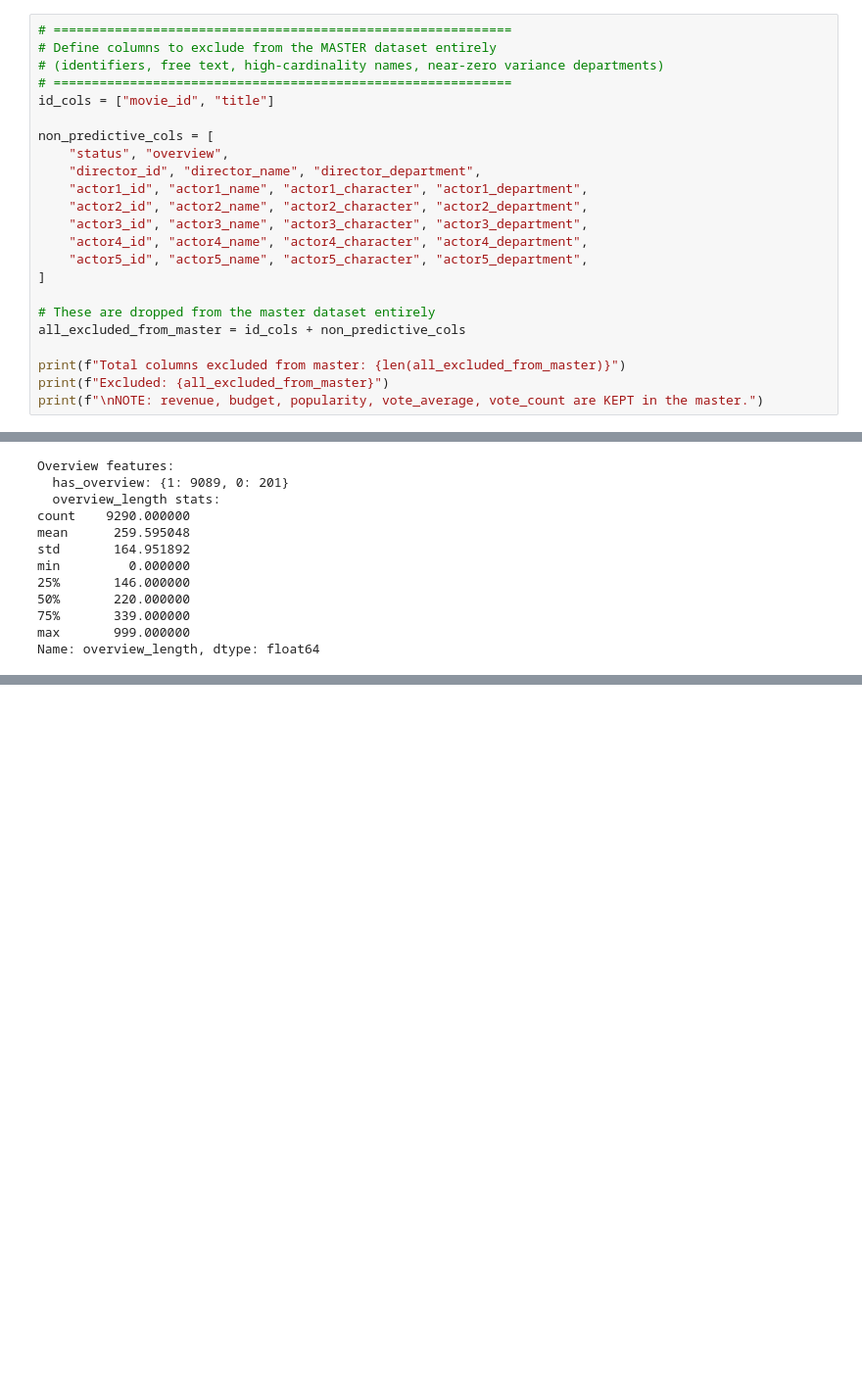
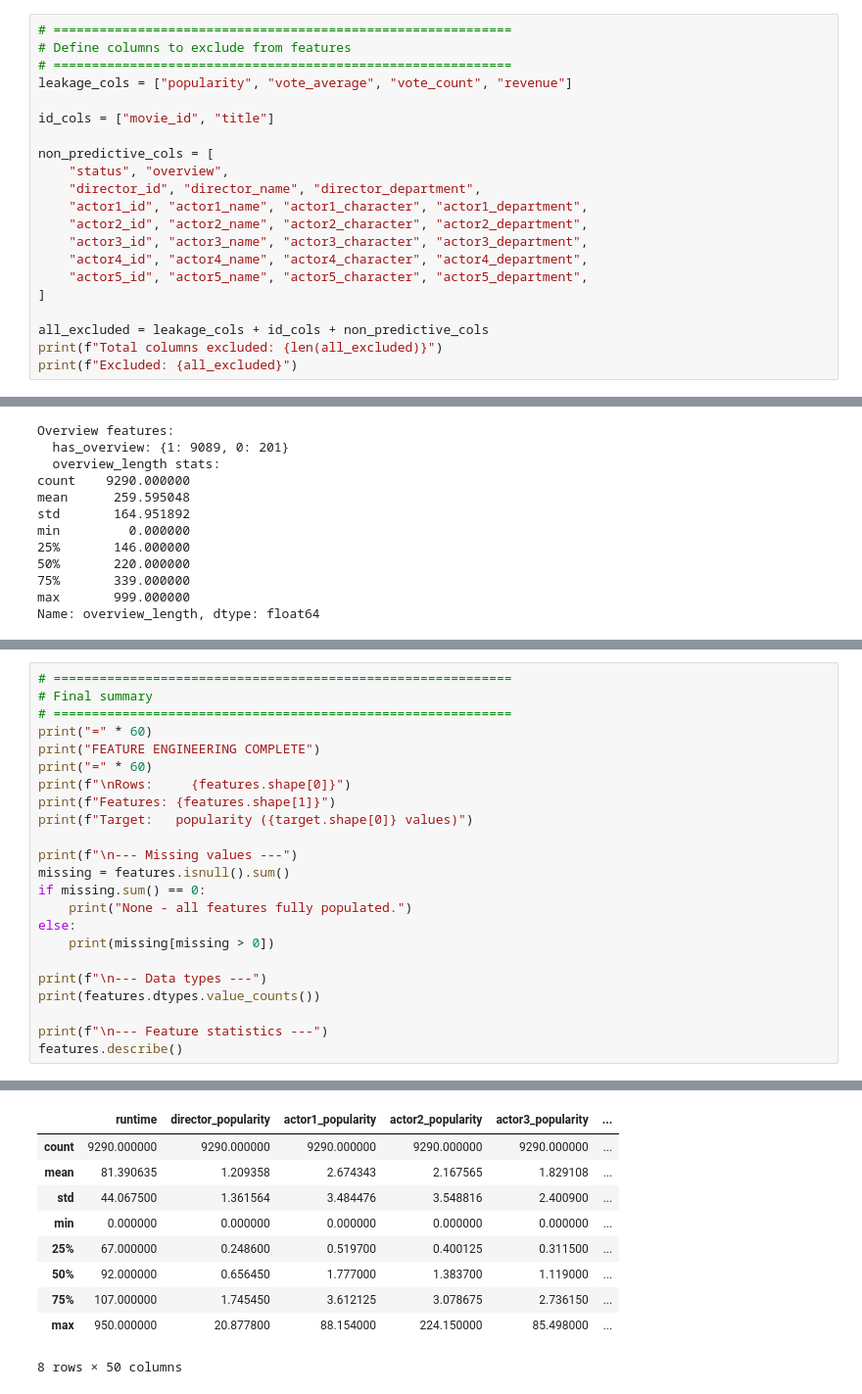
Before and after one commit to lauramanzanos23/INSY_674_FinalProject, a Jupyter notebook: notebooks/FeatureEngineering.ipynb, the cells around one changed output, grey strips where cells are left out. Shown at 98% size. Cells and saved outputs as stored; diff of their text form; blank space fills up the shorter version.

```diff
--- a/notebooks/FeatureEngineering.ipynb
+++ b/notebooks/FeatureEngineering.ipynb
@@ -109,8 +104,9 @@ Raw target columns (kept in master for target construction): ['revenue', 'budget
 # %%
 # ============================================================
-# Define columns to exclude from the MASTER dataset entirely
-# (identifiers, free text, high-cardinality names, near-zero variance departments)
+# Define columns to exclude from features
 # ============================================================
+leakage_cols = ["popularity", "vote_average", "vote_count", "revenue"]
+
 id_cols = ["movie_id", "title"]
 
 non_predictive_cols = [
@@ -123,10 +119,7 @@ non_predictive_cols = [
     "actor5_id", "actor5_name", "actor5_character", "actor5_department",
 ]
 
-# These are dropped from the master dataset entirely
-all_excluded_from_master = id_cols + non_predictive_cols
-
-print(f"Total columns excluded from master: {len(all_excluded_from_master)}")
-print(f"Excluded: {all_excluded_from_master}")
-print(f"\nNOTE: revenue, budget, popularity, vote_average, vote_count are KEPT in the master.")
+all_excluded = leakage_cols + id_cols + non_predictive_cols
+print(f"Total columns excluded: {len(all_excluded)}")
+print(f"Excluded: {all_excluded}")
 # %% [output]
@@ -902,0 +509,24 @@ print(f"{'='*60}")
+# %%
+# ============================================================
+# Final summary
+# ============================================================
+print("=" * 60)
+print("FEATURE ENGINEERING COMPLETE")
+print("=" * 60)
+print(f"\nRows:     {features.shape[0]}")
+print(f"Features: {features.shape[1]}")
+print(f"Target:   popularity ({target.shape[0]} values)")
+
+print(f"\n--- Missing values ---")
+missing = features.isnull().sum()
+if missing.sum() == 0:
+    print("None - all features fully populated.")
+else:
+    print(missing[missing > 0])
+
+print(f"\n--- Data types ---")
+print(features.dtypes.value_counts())
+
+print(f"\n--- Feature statistics ---")
+features.describe()
+# %% [output]
@@ -902,0 +550,10 @@ print(f"{'='*60}")
+|  | runtime | director_popularity | actor1_popularity | actor2_popularity | actor3_popularity | ... |
+| count | 9290.000000 | 9290.000000 | 9290.000000 | 9290.000000 | 9290.000000 | ... |
+| mean | 81.390635 | 1.209358 | 2.674343 | 2.167565 | 1.829108 | ... |
+| std | 44.067500 | 1.361564 | 3.484476 | 3.548816 | 2.400900 | ... |
+| min | 0.000000 | 0.000000 | 0.000000 | 0.000000 | 0.000000 | ... |
+| 25% | 67.000000 | 0.248600 | 0.519700 | 0.400125 | 0.311500 | ... |
+| 50% | 92.000000 | 0.656450 | 1.777000 | 1.383700 | 1.119000 | ... |
+| 75% | 107.000000 | 1.745450 | 3.612125 | 3.078675 | 2.736150 | ... |
+| max | 950.000000 | 20.877800 | 88.154000 | 224.150000 | 85.498000 | ... |
+8 rows × 50 columns
```
Also changed, not shown: parts of 34 cells of this notebook, 8 other files.
